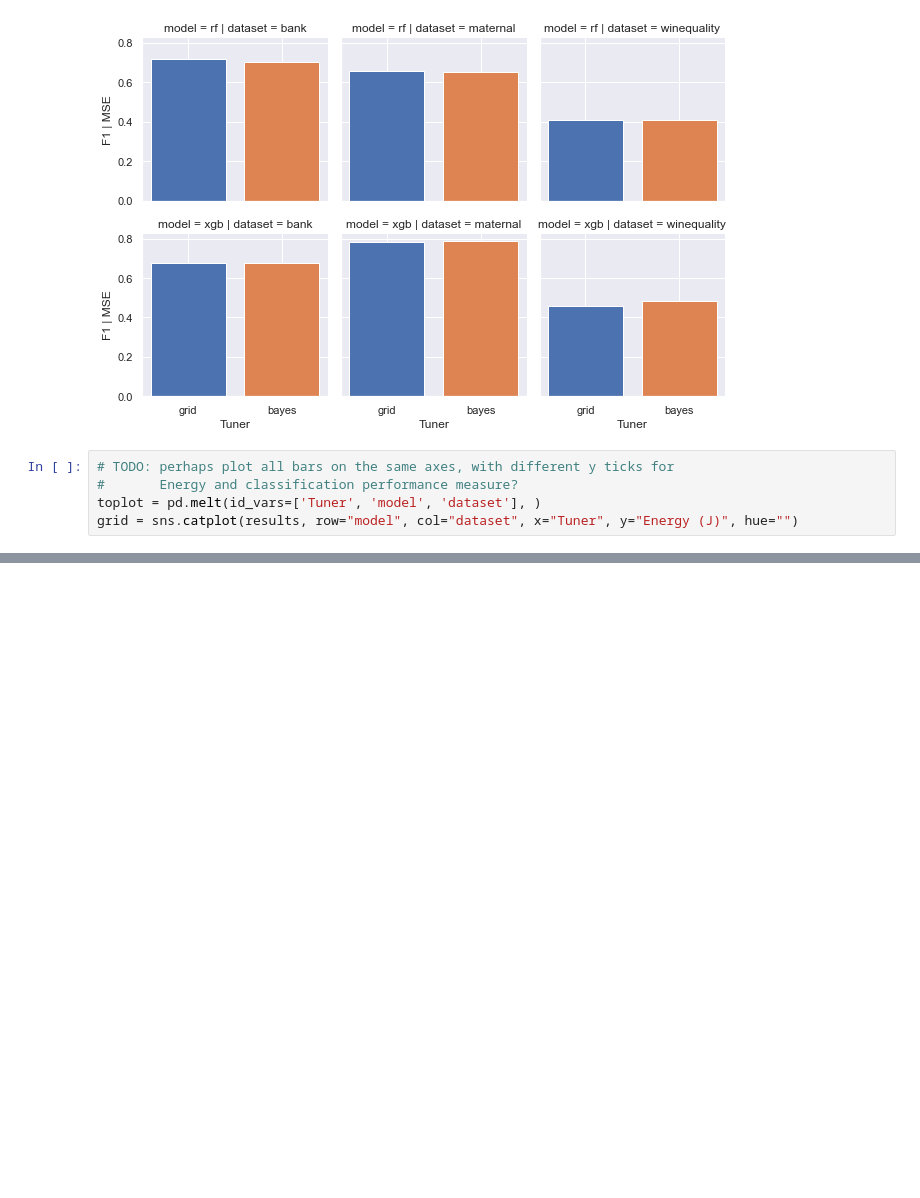
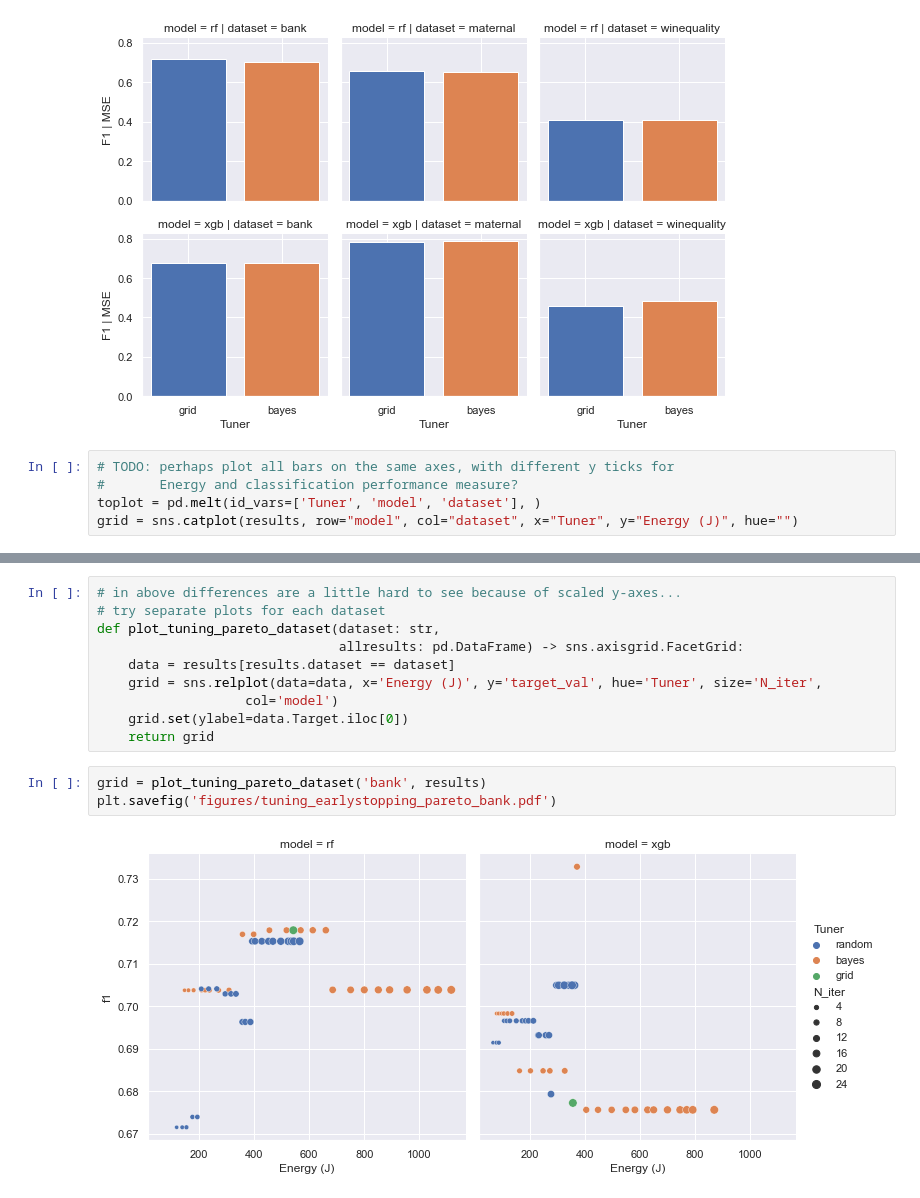
Before and after one commit to dloveland/EECS_573_EnergyML, a Jupyter notebook: hyperparamtuning_plots.ipynb, the cells around one changed output, grey strips where cells are left out. Saved outputs shown, nothing was run; the diff lists cells and outputs as text; blank space fills up the shorter version.

```diff
--- a/hyperparamtuning_plots.ipynb
+++ b/hyperparamtuning_plots.ipynb
@@ -93,0 +130,15 @@ grid = sns.catplot(results, row="model", col="dataset", x="Tuner", y="Energy (J)
+# %%
+# in above differences are a little hard to see because of scaled y-axes...
+# try separate plots for each dataset
+def plot_tuning_pareto_dataset(dataset: str,
+                               allresults: pd.DataFrame) -> sns.axisgrid.FacetGrid:
+    data = results[results.dataset == dataset]
+    grid = sns.relplot(data=data, x='Energy (J)', y='target_val', hue='Tuner', size='N_iter',
+                   col='model')
+    grid.set(ylabel=data.Target.iloc[0])
+    return grid
+# %%
+grid = plot_tuning_pareto_dataset('bank', results)
+plt.savefig('figures/tuning_earlystopping_pareto_bank.pdf')
+# %% [output]
+[figure, added]
```
Also changed, not shown: parts of 12 cells of this notebook, 4 other files.
